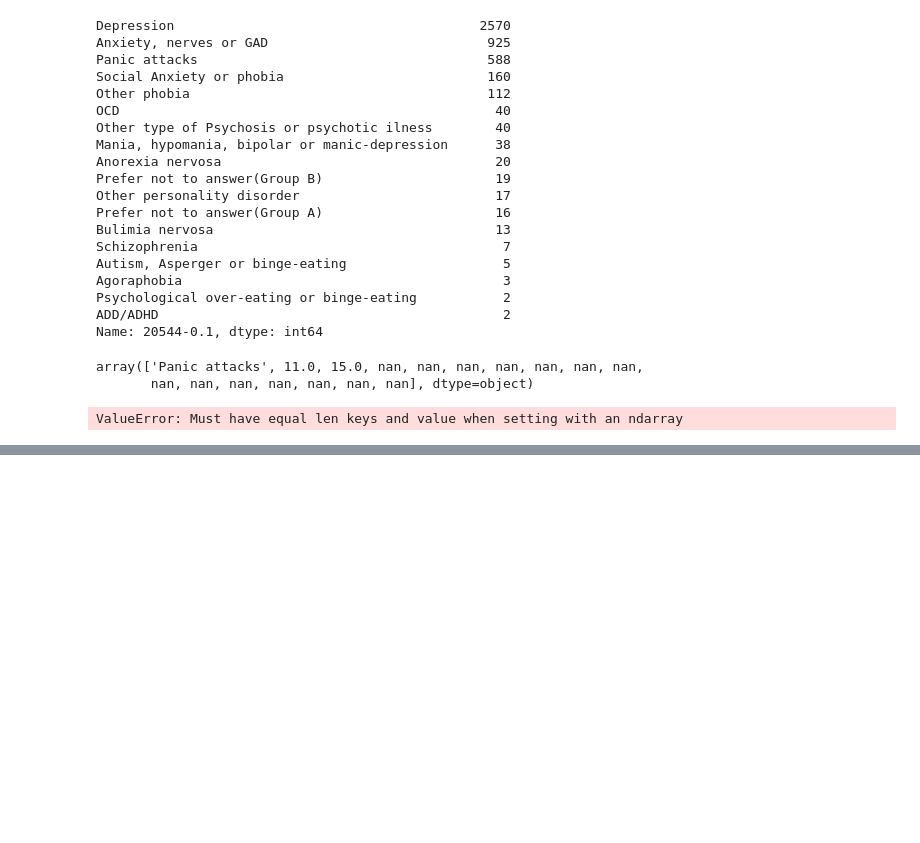
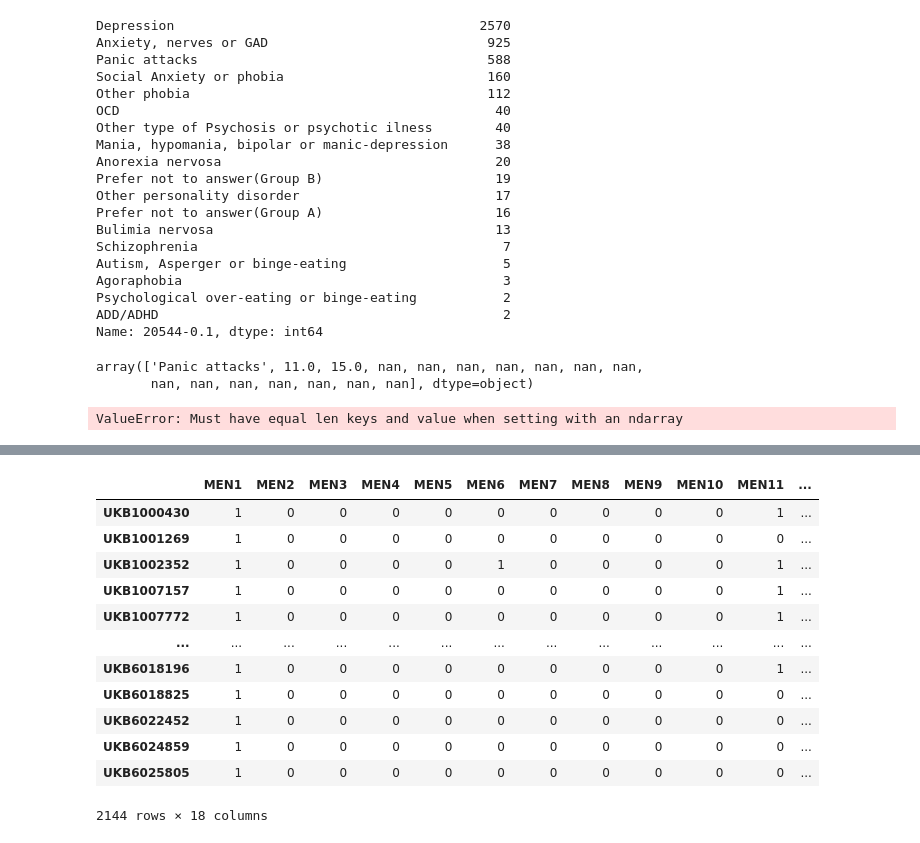
Before and after one commit to kamilest/brain-age-gnn, a Jupyter notebook: notebooks/verify_custom_similarity.ipynb, the cells around one changed output, grey strips where cells are left out. Drawn from its saved outputs; the diff is of its cells as text; code cells hidden in the pictures; blank space fills up the shorter version.

```diff
--- a/notebooks/verify_custom_similarity.ipynb
+++ b/notebooks/verify_custom_similarity.ipynb
@@ -358,0 +506,16 @@ ValueError: Must have equal len keys and value when setting with an ndarray
+# %%
+mental_lookup[mental_lookup['MEN15'] == 1]
+# %% [output]
+|  | MEN1 | MEN2 | MEN3 | MEN4 | MEN5 | MEN6 | MEN7 | MEN8 | MEN9 | MEN10 | MEN11 | ... |
+| UKB1000430 | 1 | 0 | 0 | 0 | 0 | 0 | 0 | 0 | 0 | 0 | 1 | ... |
+| UKB1001269 | 1 | 0 | 0 | 0 | 0 | 0 | 0 | 0 | 0 | 0 | 0 | ... |
+| UKB1002352 | 1 | 0 | 0 | 0 | 0 | 1 | 0 | 0 | 0 | 0 | 1 | ... |
+| UKB1007157 | 1 | 0 | 0 | 0 | 0 | 0 | 0 | 0 | 0 | 0 | 1 | ... |
+| UKB1007772 | 1 | 0 | 0 | 0 | 0 | 0 | 0 | 0 | 0 | 0 | 1 | ... |
+| ... | ... | ... | ... | ... | ... | ... | ... | ... | ... | ... | ... | ... |
+| UKB6018196 | 1 | 0 | 0 | 0 | 0 | 0 | 0 | 0 | 0 | 0 | 1 | ... |
+| UKB6018825 | 1 | 0 | 0 | 0 | 0 | 0 | 0 | 0 | 0 | 0 | 0 | ... |
+| UKB6022452 | 1 | 0 | 0 | 0 | 0 | 0 | 0 | 0 | 0 | 0 | 0 | ... |
+| UKB6024859 | 1 | 0 | 0 | 0 | 0 | 0 | 0 | 0 | 0 | 0 | 0 | ... |
+| UKB6025805 | 1 | 0 | 0 | 0 | 0 | 0 | 0 | 0 | 0 | 0 | 0 | ... |
+2144 rows × 18 columns
```
Also changed, not shown: parts of 16 cells of this notebook.
